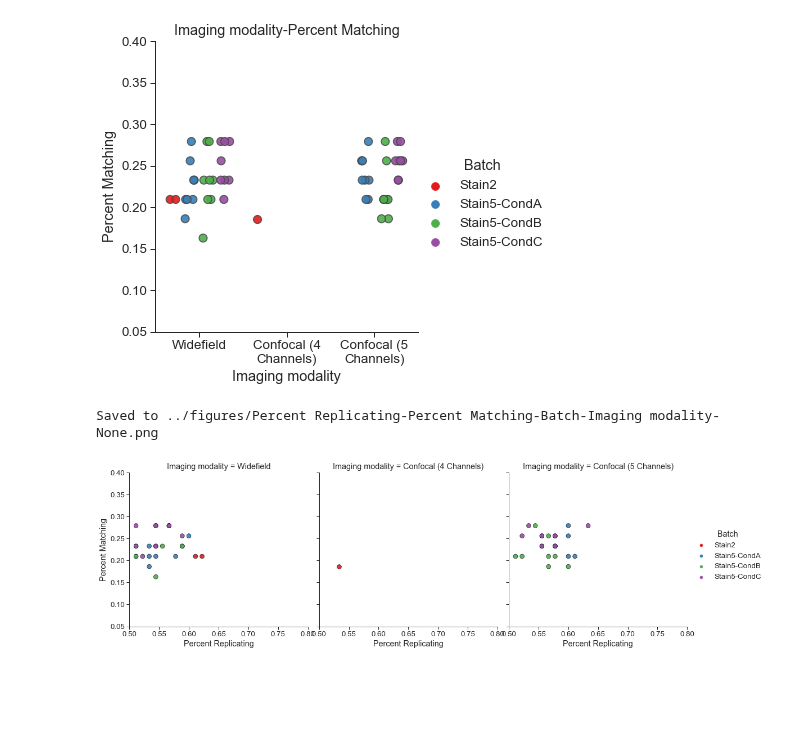
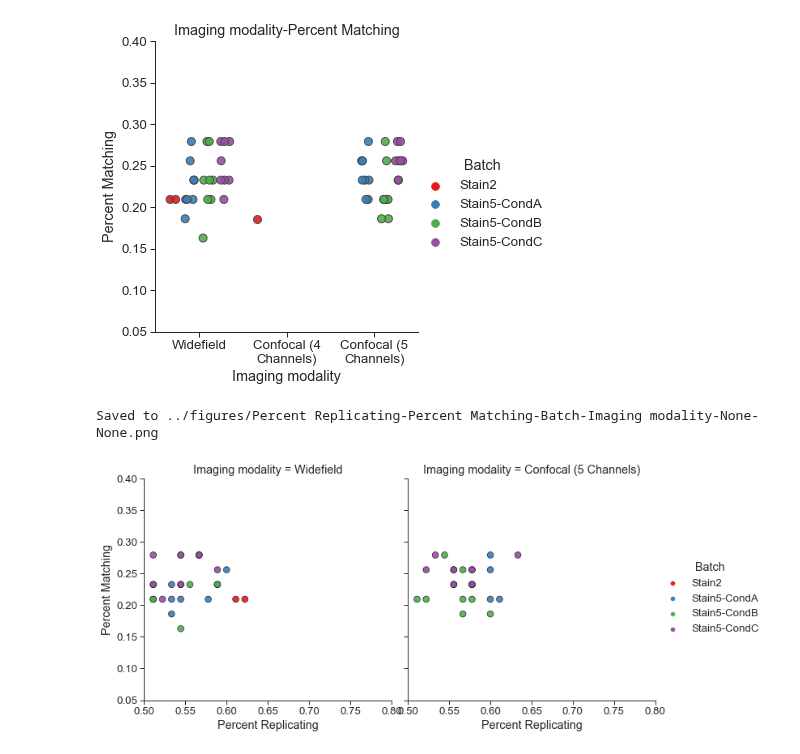
Before and after one commit to carpenter-singh-lab/2023_Cimini_NatureProtocols, a Jupyter notebook: notebooks/AssessWidefieldVConfocal.ipynb, the cells around one changed output. Cells and saved outputs as stored; diff of their text form; code cells hidden in the pictures; blank space fills up the shorter version.

Commit message:
Drop middle imaging modality

```diff
--- a/notebooks/AssessWidefieldVConfocal.ipynb
+++ b/notebooks/AssessWidefieldVConfocal.ipynb
@@ -91,9 +91,9 @@ plot_simple_comparison(df=plate_df,x=variable,y='Percent Matching',hue='Batch',y
 Saved to ../figures/Imaging modality-Percent Matching-Batch-None-None.png
 [figure]
 # %%
-plot_two_comparisons(df=plate_df,hue='Batch',col=variable)
+plot_two_comparisons(df=plate_df,hue='Batch',col=variable, col_order=['Widefield','Confocal (5 Channels)'])
 # %% [output]
-Saved to ../figures/Percent Replicating-Percent Matching-Batch-Imaging modality-None.png
+Saved to ../figures/Percent Replicating-Percent Matching-Batch-Imaging modality-None-None.png
-[figure, old version]
+[figure, new version]
 # %%
 plate_df.to_csv(f'checkpoint_csvs/{variable_to_save}.csv',index=False)
```
Also changed, not shown: 1 other file.
